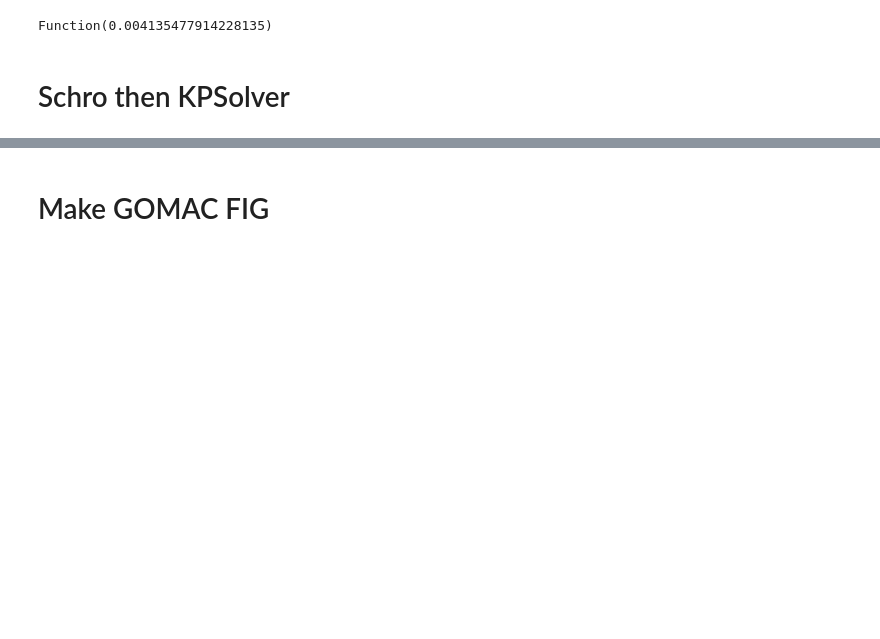
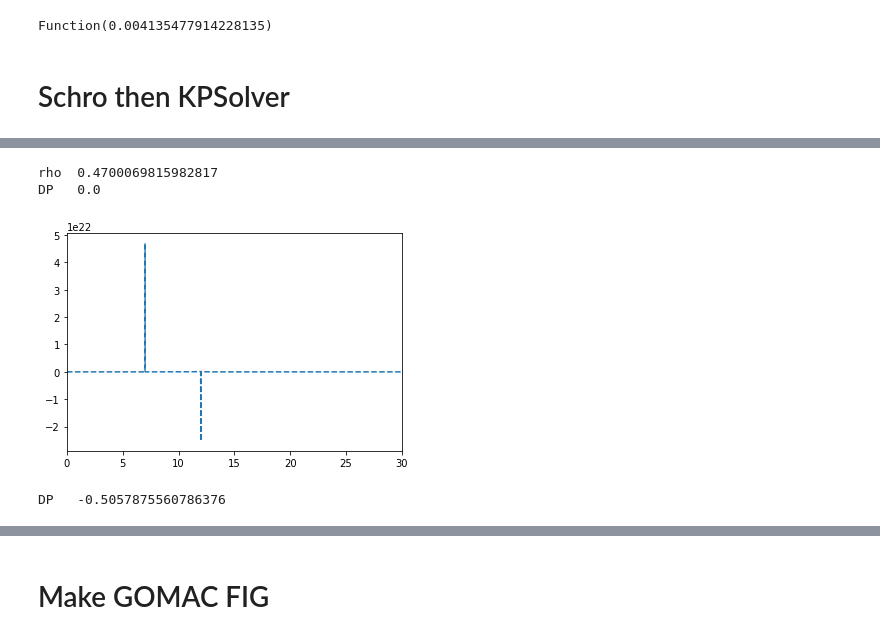
Before and after one commit to samueljamesbader/PyNitride, a Jupyter notebook: examples/GOMAC_pFET.ipynb, the cells around one changed output, grey strips where cells are left out. Cells and saved outputs as stored; diff of their text form; code cells hidden in the pictures; blank space fills up the shorter version.

```diff
--- a/examples/GOMAC_pFET.ipynb
+++ b/examples/GOMAC_pFET.ipynb
@@ -387,3 +388,18 @@ plt.xlim(0,20)
+# %%
+plt.plot(m.zp,m.rho/(1/cm**3),'--')
+plt.xlim(0,30)
+mask=(m.zp>2)*(m.zp<10)
+print("rho ",np.trapz(m.rho[mask],m.zp[mask]))
+print("DP  ",np.trapz(m.DP[mask],m.zp[mask]))
+# %% [output]
+rho  0.4700069815982817
+DP   0.0
+[figure, added]
+# %%
+mask=(m.zp>10)*(m.zp<20)
+print("DP  ",np.trapz(m.DP[mask],m.zp[mask]))
+# %% [output]
+DP   -0.5057875560786376
 # %%
 print(m.p.integrate(definite=True)/(1/cm**2)/1e13)
 # %% [output]
```
Also changed, not shown: parts of 9 cells of this notebook, 8 other files.
